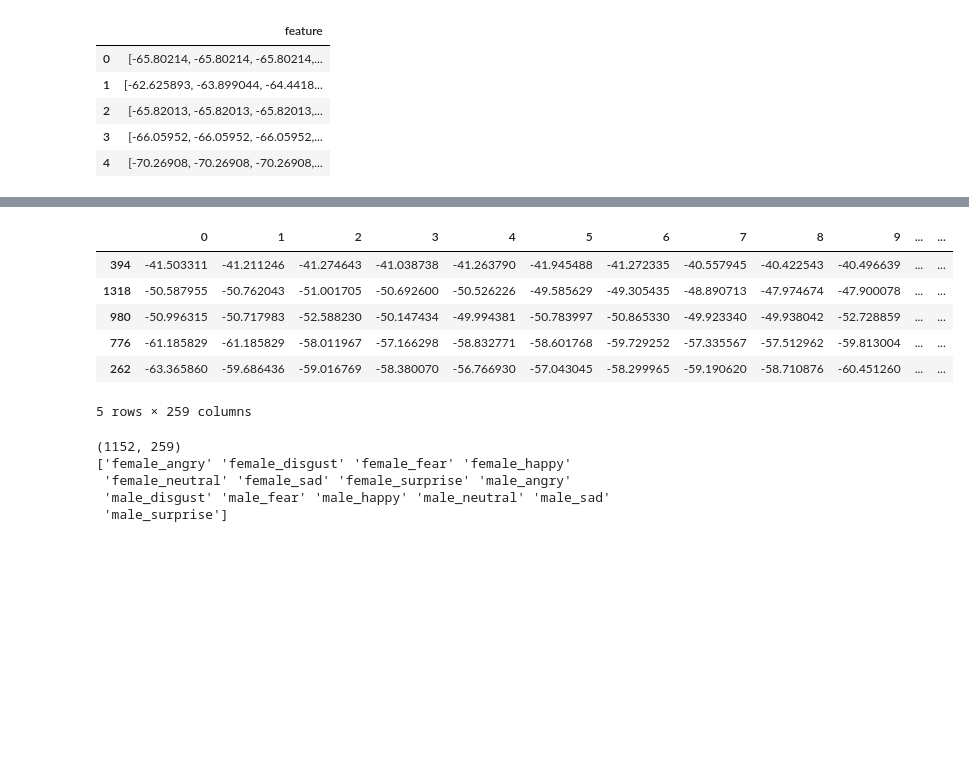
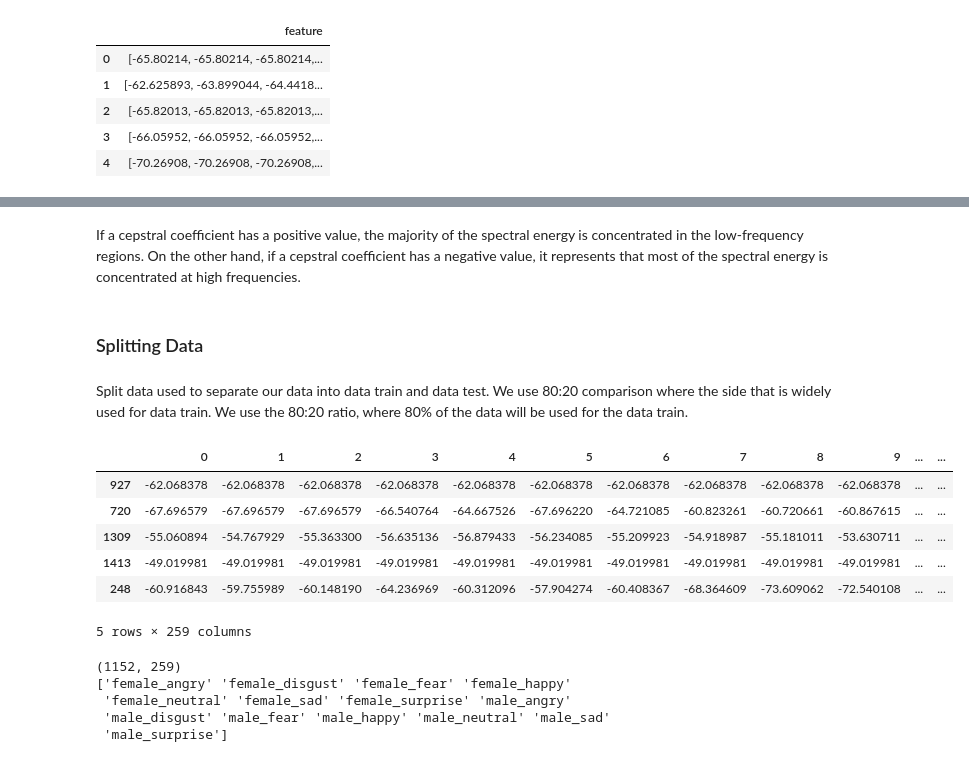
Before and after one commit to fafilia/speech-emotions-recognition, a Jupyter notebook: Speech_Emotions_Recognition.ipynb, the cells around one changed output, grey strips where cells are left out. Drawn from its saved outputs; the diff is of its cells as text; code cells hidden in the pictures; blank space fills up the shorter version.

```diff
--- a/Speech_Emotions_Recognition.ipynb
+++ b/Speech_Emotions_Recognition.ipynb
@@ -284,5 +292,5 @@ data.to_pickle("mfcc29_result.pkl")
 # %%
-data = pd.read_pickle("mfcc_result.pkl")
+data = pd.read_pickle("mfcc13_result.pkl")
 data.head()
 # %% [output]
 |  | feature |
@@ -306,20 +335,25 @@ mfcc_result.head()
+# %% [markdown]
+If a cepstral coefficient has a positive value, the majority of the spectral energy is concentrated in the low-frequency regions. On the other hand, if a cepstral coefficient has a negative value, it represents that most of the spectral energy is concentrated at high frequencies.
+# %% [markdown]
+### Splitting Data
+# %% [markdown]
+Split data used to separate our data into data train and data test. We use 80:20 comparison where the side that is widely used for data train. We use the 80:20 ratio, where 80% of the data will be used for the data train.
 # %%
 X_train, X_test, y_train, y_test = train_test_split(mfcc_result.drop(['label','path'],axis=1)
                                                     , mfcc_result.label
                                                     , test_size=0.20
                                                     , shuffle=True
-                                                    , random_state=50
-                                                   )
+                                                    , random_state=14)
 
 # Lets see how the data present itself before normalisation
 X_train.head()
 # %% [output]
 |  | 0 | 1 | 2 | 3 | 4 | 5 | 6 | 7 | 8 | 9 | ... | ... |
-| 394 | -41.503311 | -41.211246 | -41.274643 | -41.038738 | -41.263790 | -41.945488 | -41.272335 | -40.557945 | -40.422543 | -40.496639 | ... | ... |
-| 1318 | -50.587955 | -50.762043 | -51.001705 | -50.692600 | -50.526226 | -49.585629 | -49.305435 | -48.890713 | -47.974674 | -47.900078 | ... | ... |
-| 980 | -50.996315 | -50.717983 | -52.588230 | -50.147434 | -49.994381 | -50.783997 | -50.865330 | -49.923340 | -49.938042 | -52.728859 | ... | ... |
-| 776 | -61.185829 | -61.185829 | -58.011967 | -57.166298 | -58.832771 | -58.601768 | -59.729252 | -57.335567 | -57.512962 | -59.813004 | ... | ... |
-| 262 | -63.365860 | -59.686436 | -59.016769 | -58.380070 | -56.766930 | -57.043045 | -58.299965 | -59.190620 | -58.710876 | -60.451260 | ... | ... |
+| 927 | -62.068378 | -62.068378 | -62.068378 | -62.068378 | -62.068378 | -62.068378 | -62.068378 | -62.068378 | -62.068378 | -62.068378 | ... | ... |
+| 720 | -67.696579 | -67.696579 | -67.696579 | -66.540764 | -64.667526 | -67.696220 | -64.721085 | -60.823261 | -60.720661 | -60.867615 | ... | ... |
+| 1309 | -55.060894 | -54.767929 | -55.363300 | -56.635136 | -56.879433 | -56.234085 | -55.209923 | -54.918987 | -55.181011 | -53.630711 | ... | ... |
+| 1413 | -49.019981 | -49.019981 | -49.019981 | -49.019981 | -49.019981 | -49.019981 | -49.019981 | -49.019981 | -49.019981 | -49.019981 | ... | ... |
+| 248 | -60.916843 | -59.755989 | -60.148190 | -64.236969 | -60.312096 | -57.904274 | -60.408367 | -68.364609 | -73.609062 | -72.540108 | ... | ... |
 5 rows × 259 columns
 # %%
 mean = np.mean(X_train, axis=0)
```
Also changed, not shown: parts of 47 cells of this notebook.
